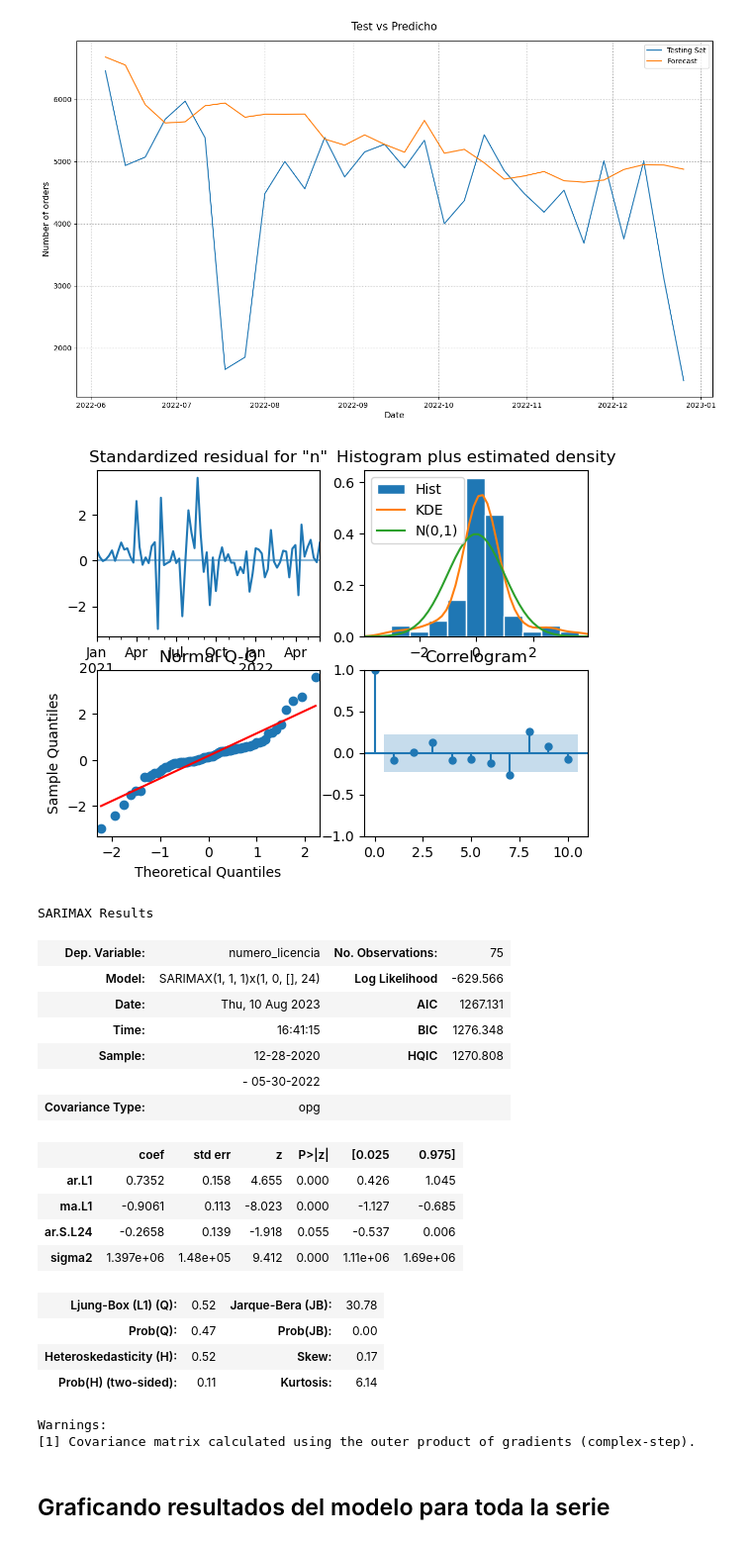
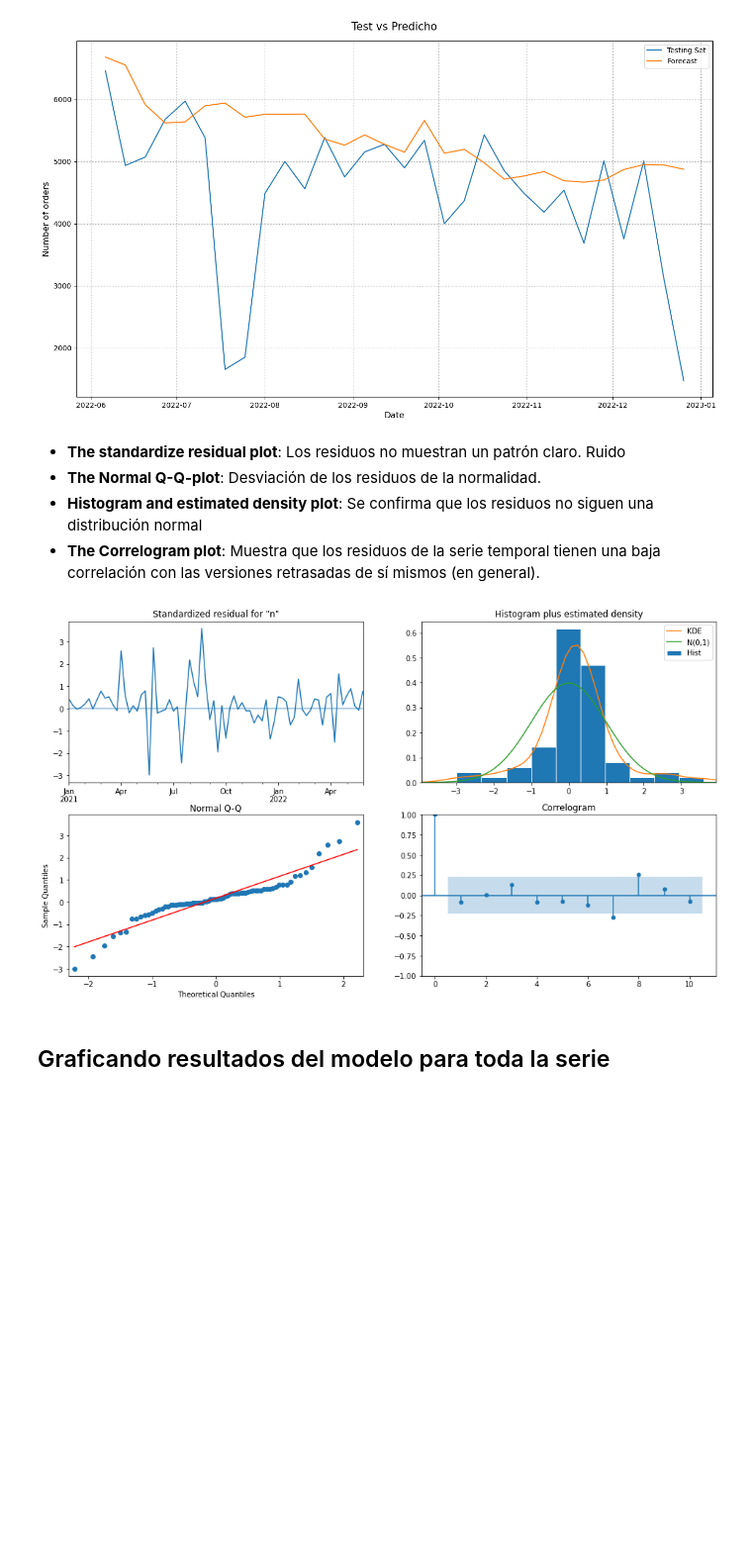
Before and after one commit to MentoriaDiploDatos/Aprendizaje-No-Supervisado, a Jupyter notebook: modelado_ts_ejemplo.ipynb, the cells around one changed output. Shown at 99% size. Drawn from its saved outputs; the diff is of its cells as text; code cells hidden in the pictures; blank space fills up the shorter version.

```diff
--- a/modelado_ts_ejemplo.ipynb
+++ b/modelado_ts_ejemplo.ipynb
@@ -297,34 +297,17 @@ residuals = test_data['numero_licencia'] - predictions
 plot_sarimax_test(test_data, predictions)
 # %% [output]
 [figure]
+# %% [markdown]
+- **The standardize residual plot**: Los residuos no muestran un patrón claro. Ruido
+- **The Normal Q-Q-plot**: Desviación de los residuos de la normalidad.
+- **Histogram and estimated density plot**: Se confirma que los residuos no siguen una distribución normal
+- **The Correlogram plot**: Muestra que los residuos de la serie temporal tienen una baja correlación con las versiones retrasadas de sí mismos (en general).
 # %%
 # Create the 4 diagostics plots
-results.plot_diagnostics()
+results.plot_diagnostics(figsize=(16, 9))
 plt.show()
-
-# Print summary
-results.summary()
 # %% [output]
-[figure, old version]
+[figure, new version]
-SARIMAX Results
-| Dep. Variable: | numero_licencia | No. Observations: | 75 |
-| Model: | SARIMAX(1, 1, 1)x(1, 0, [], 24) | Log Likelihood | -629.566 |
-| Date: | Thu, 10 Aug 2023 | AIC | 1267.131 |
-| Time: | 16:41:15 | BIC | 1276.348 |
-| Sample: | 12-28-2020 | HQIC | 1270.808 |
-|  | - 05-30-2022 |  |  |
-| Covariance Type: | opg |  |  |
-|  | coef | std err | z | P>|z| | [0.025 | 0.975] |
-| ar.L1 | 0.7352 | 0.158 | 4.655 | 0.000 | 0.426 | 1.045 |
-| ma.L1 | -0.9061 | 0.113 | -8.023 | 0.000 | -1.127 | -0.685 |
-| ar.S.L24 | -0.2658 | 0.139 | -1.918 | 0.055 | -0.537 | 0.006 |
-| sigma2 | 1.397e+06 | 1.48e+05 | 9.412 | 0.000 | 1.11e+06 | 1.69e+06 |
-| Ljung-Box (L1) (Q): | 0.52 | Jarque-Bera (JB): | 30.78 |
-| Prob(Q): | 0.47 | Prob(JB): | 0.00 |
-| Heteroskedasticity (H): | 0.52 | Skew: | 0.17 |
-| Prob(H) (two-sided): | 0.11 | Kurtosis: | 6.14 |
-Warnings:
-[1] Covariance matrix calculated using the outer product of gradients (complex-step).
 # %% [markdown]
 ## Graficando resultados del modelo para toda la serie
 # %%
```
Also changed, not shown: parts of 4 cells of this notebook.
